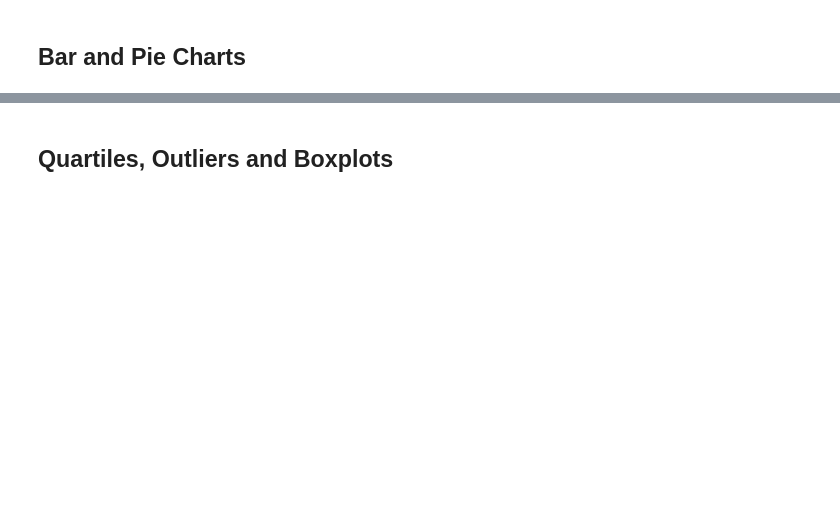
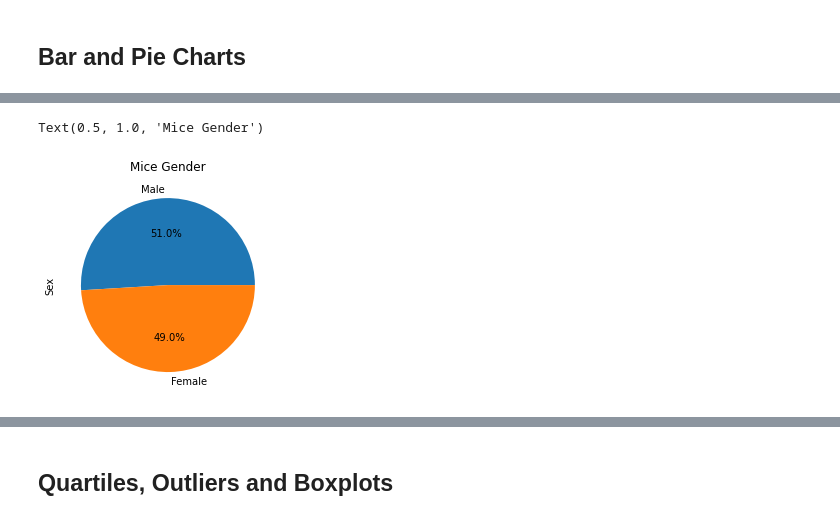
Before and after one commit to aftheiss/matplotlib-homework, a Jupyter notebook: pymaceuticals_starter.ipynb, the cells around one changed output, grey strips where cells are left out. Saved outputs shown, nothing was run; the diff lists cells and outputs as text; code cells hidden in the pictures; blank space fills up the shorter version.

```diff
--- a/pymaceuticals_starter.ipynb
+++ b/pymaceuticals_starter.ipynb
@@ -68,4 +245,13 @@ mice_count2
 # %%
 # Generate a pie plot showing the distribution of female versus male mice using pandas
+
+gender_mice = clean_mice["Sex"].value_counts()
+
+gender_mice.plot(kind="pie", autopct="%1.1f%%")
+
+plt.title("Mice Gender")
+# %% [output]
+Text(0.5, 1.0, 'Mice Gender')
+[figure, added]
 # %%
 # Generate a pie plot showing the distribution of female versus male mice using pyplot
```
Also changed, not shown: parts of 17 cells of this notebook, 1 other file.
